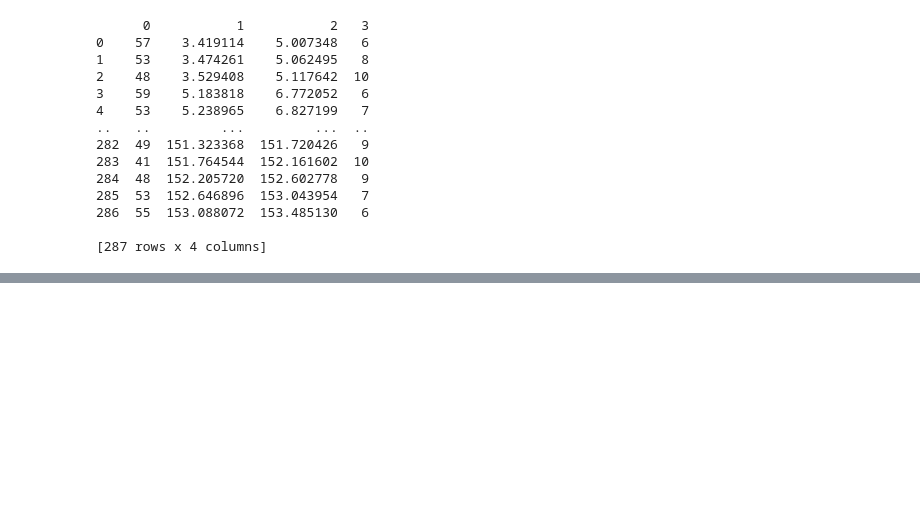
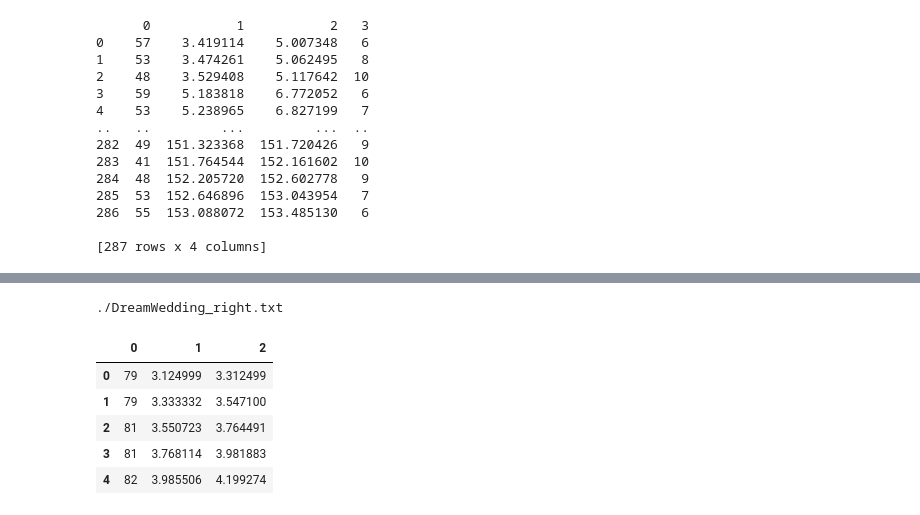
Before and after one commit to Ryan0v0/AR_piano, a Jupyter notebook: fingering/data io.ipynb, the cells around one changed output, grey strips where cells are left out. Cells and saved outputs as stored; diff of their text form; code cells hidden in the pictures; blank space fills up the shorter version.

```diff
--- a/fingering/data io.ipynb
+++ b/fingering/data io.ipynb
@@ -172,0 +254,15 @@ res_left.to_csv("./left_test.txt", sep='|', index=False, header=False, float_for
+# %%
+tab4 = "./DreamWedding_right.txt"
+print(tab4)
+# %% [output]
+./DreamWedding_right.txt
+# %%
+df_hd4 = pd.read_table(tab4, sep='|', header=None)
+df_hd4.head()
+# %% [output]
+|  | 0 | 1 | 2 |
+| 0 | 79 | 3.124999 | 3.312499 |
+| 1 | 79 | 3.333332 | 3.547100 |
+| 2 | 81 | 3.550723 | 3.764491 |
+| 3 | 81 | 3.768114 | 3.981883 |
+| 4 | 82 | 3.985506 | 4.199274 |
```
Also changed, not shown: parts of 16 cells of this notebook, 18 other files.
